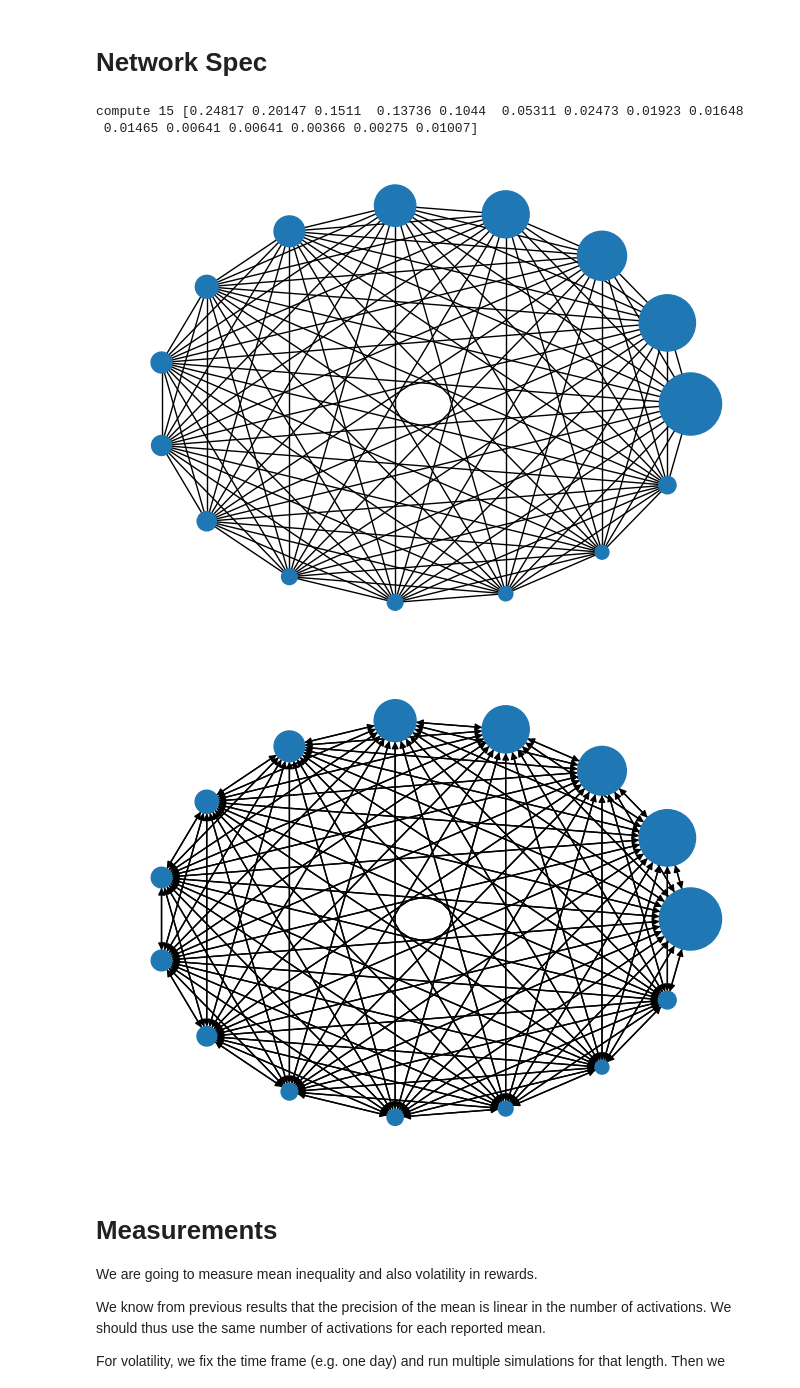
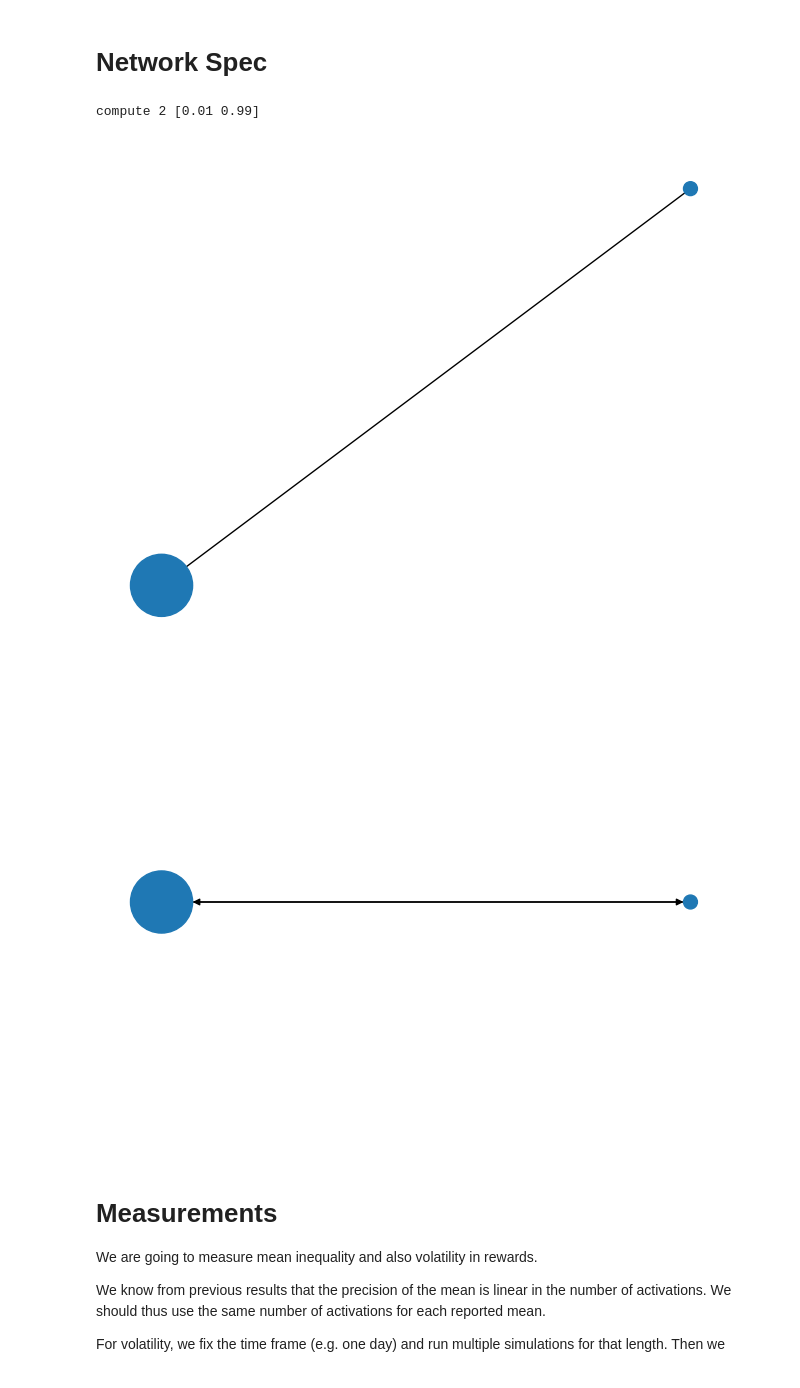
Before and after one commit to pkel/cpr, a Jupyter notebook: experiments/graphml_runner/honest-net-inequality-condensed.ipynb, the cells around one changed output. Cells and saved outputs as stored; diff of their text form; code cells hidden in the pictures.

```diff
--- a/experiments/graphml_runner/honest-net-inequality-condensed.ipynb
+++ b/experiments/graphml_runner/honest-net-inequality-condensed.ipynb
@@ -81,39 +81,37 @@ compute.append(1 - np.sum(compute))
 
 ## Simpler compute distributions for quick iteration
 
 # compute = list(range(1, 8))
-# compute = [ 0.01, 0.99 ]
-
+compute = [0.01, 0.99]
 compute = compute / np.sum(compute)
 
 ## Communication
 
 G = nx.complete_graph(len(compute))
 G.graph["dissemination"] = "simple"
 
 for i in range(len(compute)):
     G.nodes[i]["compute"] = compute[i]
 
 for a, b in G.edges:
     # G.edges[a, b]["delay"] = f"uniform 0.5 1.5"
     G.edges[a, b]["delay"] = f"constant 6"  # 6 second constant message delay
 
 
 ## Output and checks
 
 print("compute", len(compute), compute)
 layout = nx.circular_layout(G)
 draw(G, layout=layout)
 plt.show()
 res = cached.sim(G, activation_delay=600, activations=10000, protocol="nakamoto")
 draw(res, size="reward", layout=layout)
 plt.show()
 # print_(G)
 # %% [output]
-compute 15 [0.24817 0.20147 0.1511  0.13736 0.1044  0.05311 0.02473 0.01923 0.01648
- 0.01465 0.00641 0.00641 0.00366 0.00275 0.01007]
+compute 2 [0.01 0.99]
-[figure, old version]
+[figure, new version]
-[figure, old version]
+[figure, new version]
 # %% [markdown]
 # Measurements
 
```
Also changed, not shown: parts of 7 cells of this notebook.
